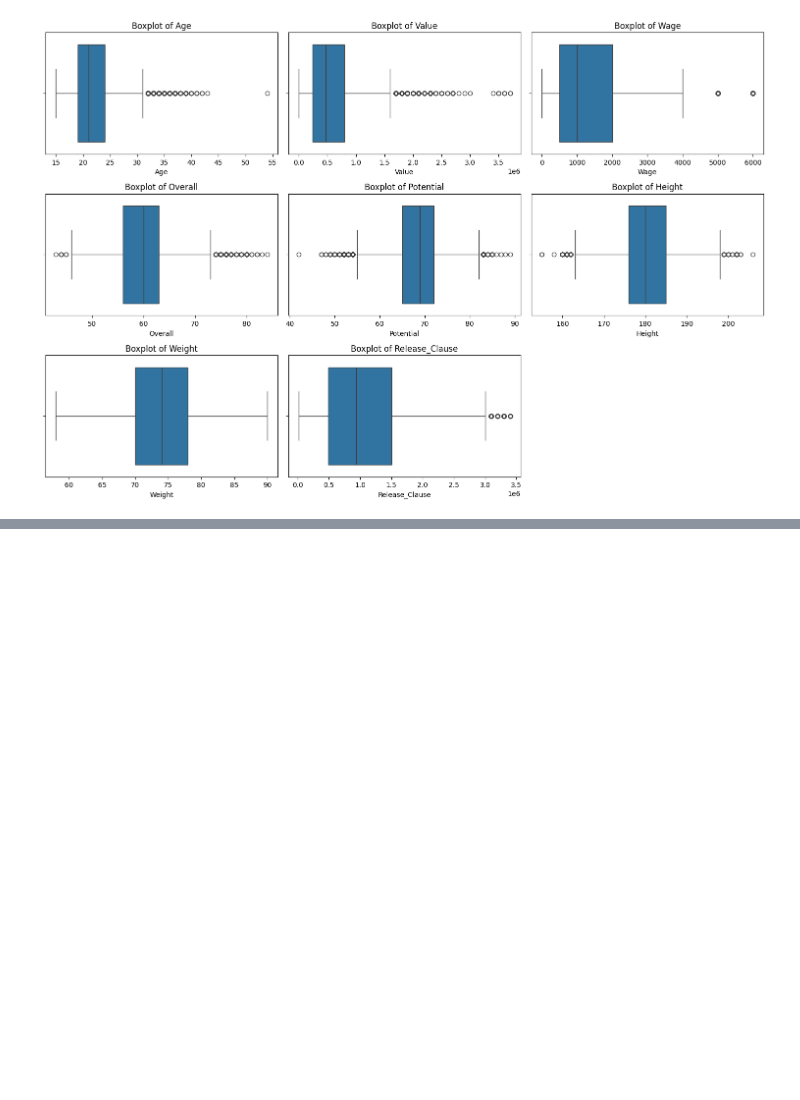
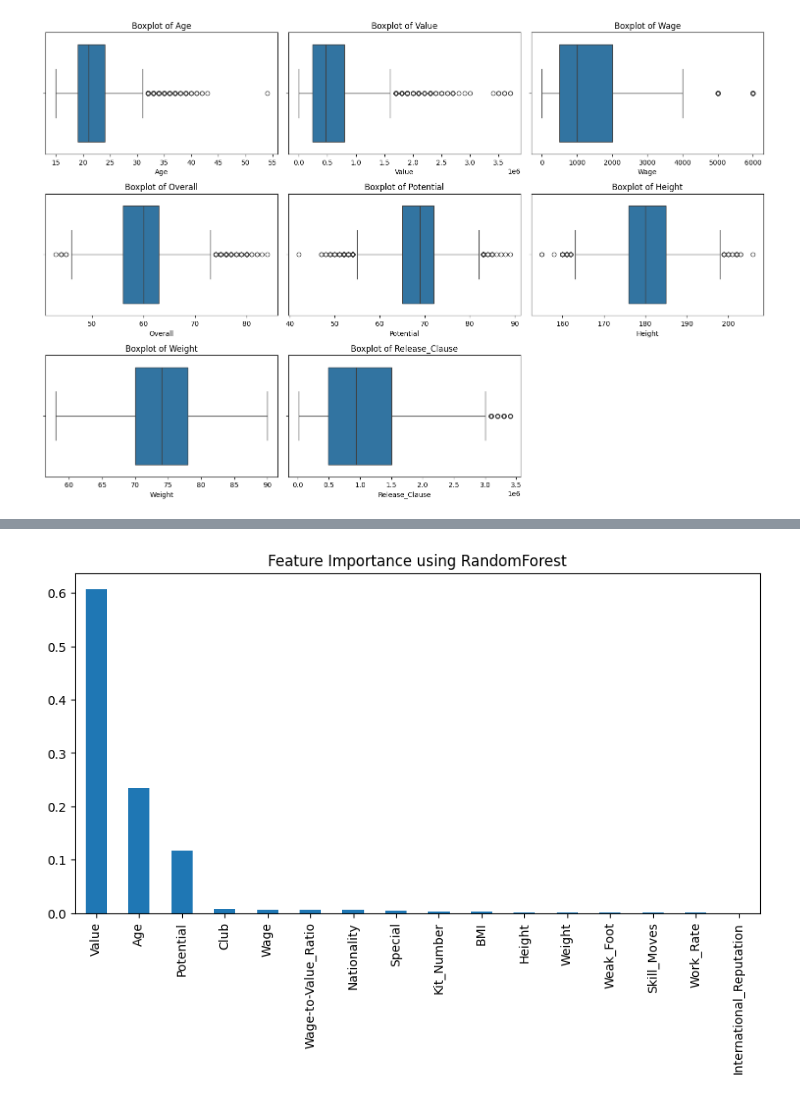
Before and after one commit to Puskchan/ML_projects-applied_knowledge, a Jupyter notebook: Regression/Fifa_Regression/multiple_regression.ipynb, the cells around one changed output, grey strips where cells are left out. Cells and saved outputs as stored; diff of their text form; code cells hidden in the pictures; blank space fills up the shorter version.

```diff
--- a/Regression/Fifa_Regression/multiple_regression.ipynb
+++ b/Regression/Fifa_Regression/multiple_regression.ipynb
@@ -197,0 +430,17 @@ df.describe(include=object)
+# %%
+from sklearn.ensemble import RandomForestRegressor
+
+# Train a RandomForest model
+rf = RandomForestRegressor(n_estimators=100, random_state=42)
+rf.fit(X, y)
+
+# Get feature importance
+importance = pd.Series(rf.feature_importances_, index=X.columns).sort_values(ascending=False)
+
+# Plot feature importance
+plt.figure(figsize=(10, 5))
+importance.plot(kind="bar")
+plt.title("Feature Importance using RandomForest")
+plt.show()
+# %% [output]
+[figure, added]
```
Also changed, not shown: parts of 34 cells of this notebook.
